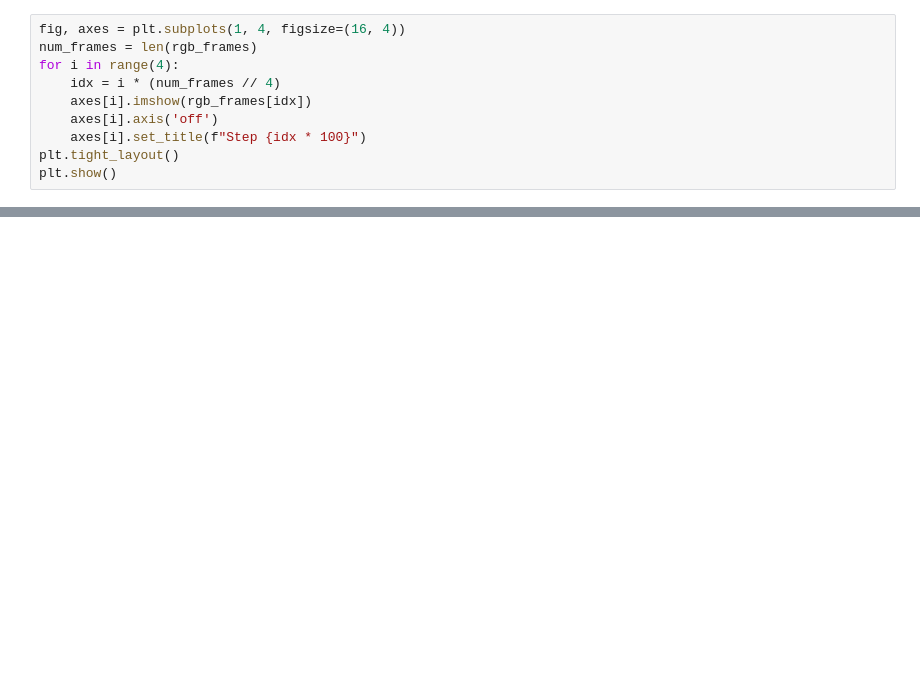
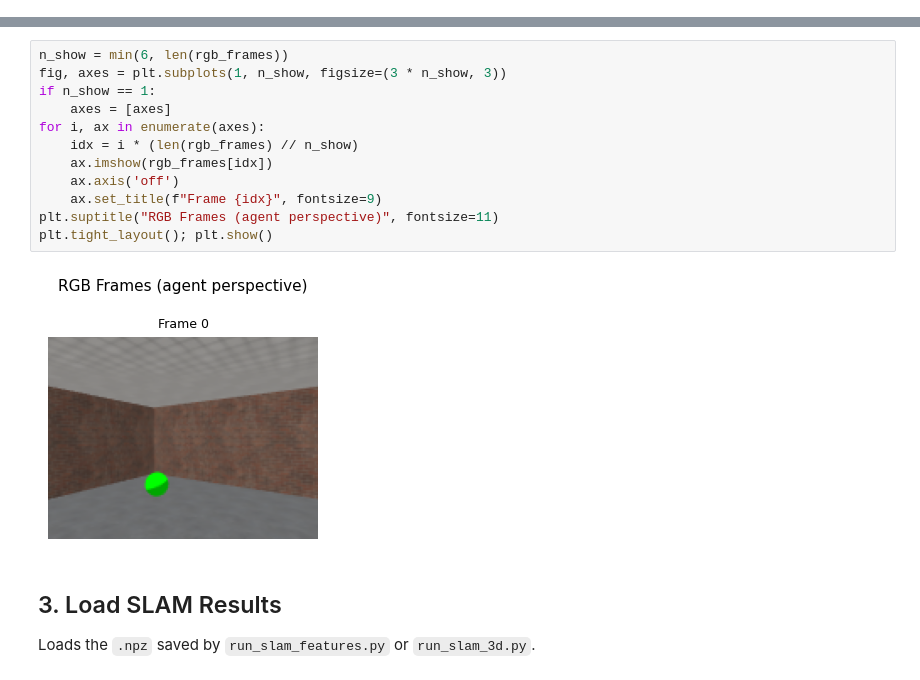
Before and after one commit to SynapticScotsman/Semantic-Spiking-Neural-SLAM-2023, a Jupyter notebook: experiments/slam_3d_dashboard.ipynb, the cells around one changed output, grey strips where cells are left out. Saved outputs shown, nothing was run; the diff lists cells and outputs as text; blank space fills up the shorter version.

```diff
--- a/experiments/slam_3d_dashboard.ipynb
+++ b/experiments/slam_3d_dashboard.ipynb
@@ -37,10 +57,0 @@ plt.show()
-# %%
-fig, axes = plt.subplots(1, 4, figsize=(16, 4))
-num_frames = len(rgb_frames)
-for i in range(4):
-    idx = i * (num_frames // 4)
-    axes[i].imshow(rgb_frames[idx])
-    axes[i].axis('off')
-    axes[i].set_title(f"Step {idx * 100}")
-plt.tight_layout()
-plt.show()
@@ -49,0 +58,17 @@ plt.show()
+# %%
+n_show = min(6, len(rgb_frames))
+fig, axes = plt.subplots(1, n_show, figsize=(3 * n_show, 3))
+if n_show == 1:
+    axes = [axes]
+for i, ax in enumerate(axes):
+    idx = i * (len(rgb_frames) // n_show)
+    ax.imshow(rgb_frames[idx])
+    ax.axis('off')
+    ax.set_title(f"Frame {idx}", fontsize=9)
+plt.suptitle("RGB Frames (agent perspective)", fontsize=11)
+plt.tight_layout(); plt.show()
+# %% [output]
+[figure, added]
+# %% [markdown]
+## 3. Load SLAM Results
+Loads the `.npz` saved by `run_slam_features.py` or `run_slam_3d.py`.
```
Also changed, not shown: parts of 17 cells of this notebook, 48 other files.
